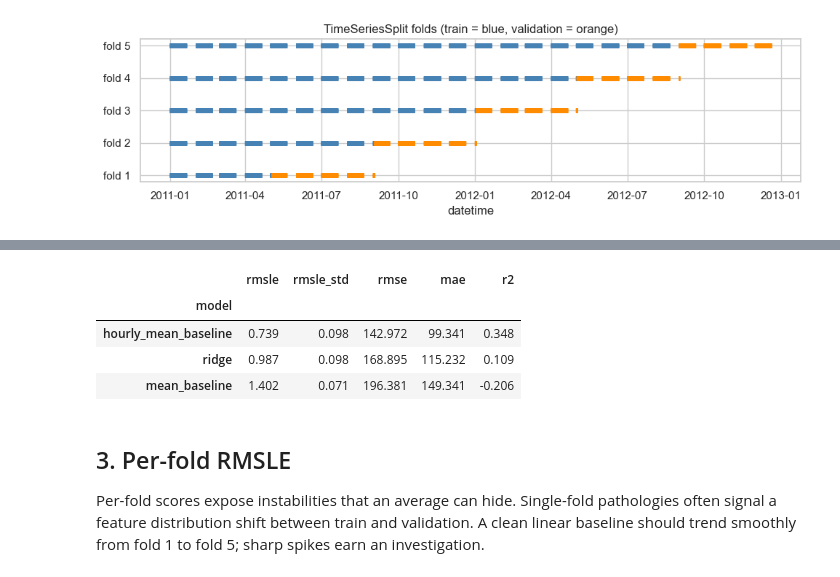
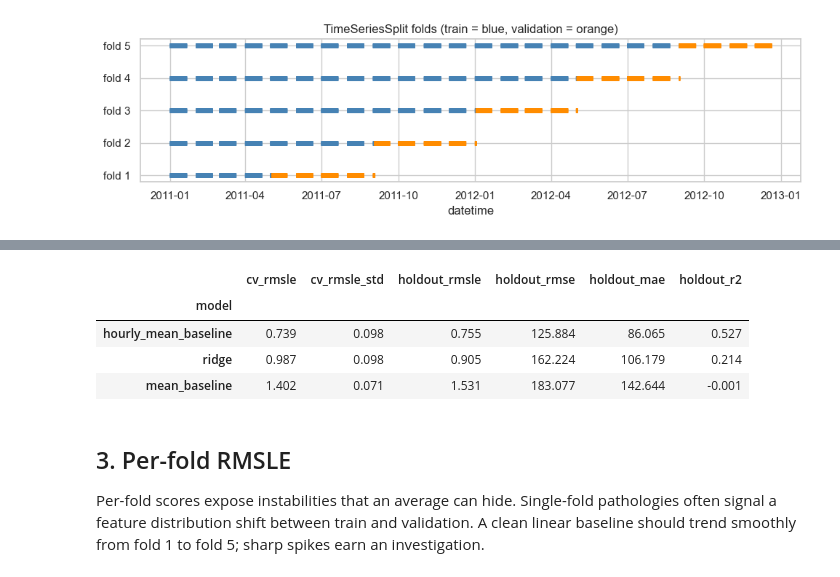
Before and after one commit to gokturkberke/bike-sharing-demand-forecasting, a Jupyter notebook: notebooks/03_baseline_and_linear.ipynb, the cells around one changed output, grey strips where cells are left out. Saved outputs shown, nothing was run; the diff lists cells and outputs as text; code cells hidden in the pictures.

```diff
--- a/notebooks/03_baseline_and_linear.ipynb
+++ b/notebooks/03_baseline_and_linear.ipynb
@@ -70,22 +70,33 @@ RMSLE is the primary score (it matches Kaggle's grading). RMSE, MAE, and R² are
 # %%
 # Load the metrics table written by scripts/train_model.py and compare.
+# Each model entry has two validation views: chronological CV ("cv") and
+# the Kaggle-like day-of-month holdout ("kaggle_holdout").
 metrics = json.loads(METRICS_PATH.read_text())
 rows = []
 for name, summary in metrics.items():
-    rows.append({"model": name, **summary["mean"], "rmsle_std": summary["std"]["rmsle"]})
+    cv = summary["cv"]["mean"]
+    holdout = summary["kaggle_holdout"]["metrics"]
+    rows.append({
+        "model": name,
+        "cv_rmsle": cv["rmsle"],
+        "cv_rmsle_std": summary["cv"]["std"]["rmsle"],
+        "holdout_rmsle": holdout["rmsle"],
+        "holdout_rmse": holdout["rmse"],
+        "holdout_mae": holdout["mae"],
+        "holdout_r2": holdout["r2"],
+    })
 table = (
     pd.DataFrame(rows)
     .set_index("model")
-    [["rmsle", "rmsle_std", "rmse", "mae", "r2"]]
-    .sort_values("rmsle")
+    .sort_values("holdout_rmsle")
 )
 table.round(3)
 # %% [output]
-|  | rmsle | rmsle_std | rmse | mae | r2 |
-| model |  |  |  |  |  |
-| hourly_mean_baseline | 0.739 | 0.098 | 142.972 | 99.341 | 0.348 |
-| ridge | 0.987 | 0.098 | 168.895 | 115.232 | 0.109 |
-| mean_baseline | 1.402 | 0.071 | 196.381 | 149.341 | -0.206 |
+|  | cv_rmsle | cv_rmsle_std | holdout_rmsle | holdout_rmse | holdout_mae | holdout_r2 |
+| model |  |  |  |  |  |  |
+| hourly_mean_baseline | 0.739 | 0.098 | 0.755 | 125.884 | 86.065 | 0.527 |
+| ridge | 0.987 | 0.098 | 0.905 | 162.224 | 106.179 | 0.214 |
+| mean_baseline | 1.402 | 0.071 | 1.531 | 183.077 | 142.644 | -0.001 |
 # %% [markdown]
 ## 3. Per-fold RMSLE
 
```
Also changed, not shown: parts of 7 cells of this notebook, 13 other files.
